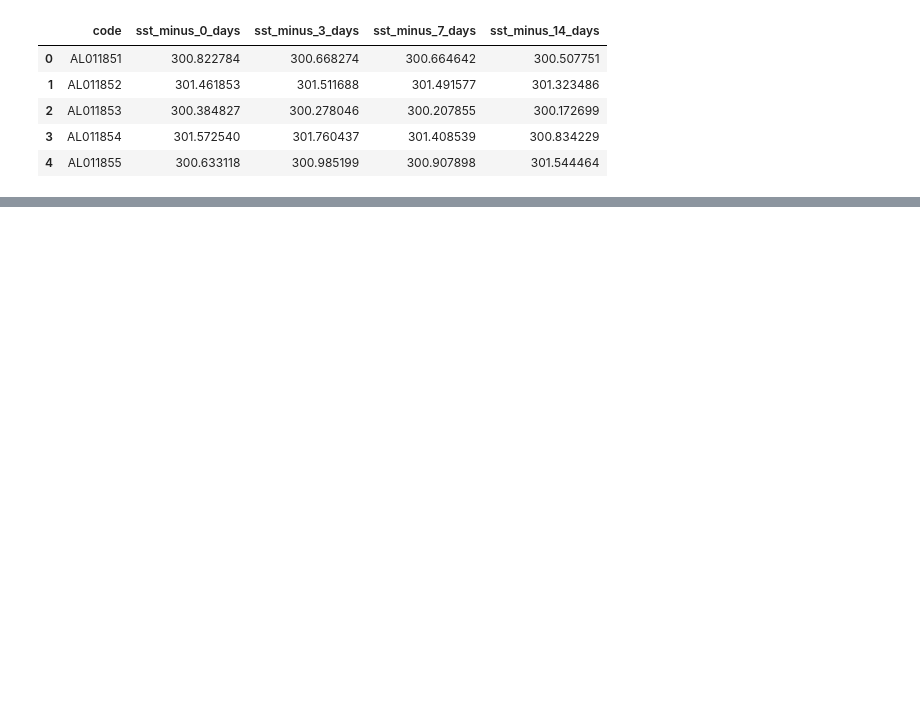
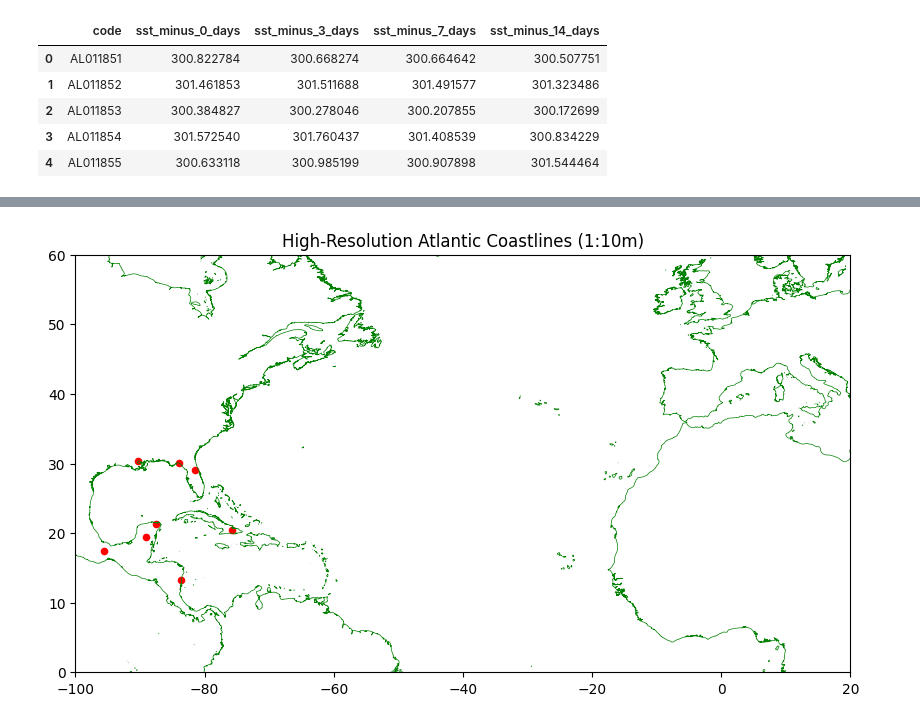
Before and after one commit to lukefg/eneres-131-final-project, a Jupyter notebook: notebooks/sst-retrieval.ipynb, the cells around one changed output, grey strips where cells are left out. Cells and saved outputs as stored; diff of their text form; code cells hidden in the pictures; blank space fills up the shorter version.

```diff
--- a/notebooks/sst-retrieval.ipynb
+++ b/notebooks/sst-retrieval.ipynb
@@ -50,3 +50,6 @@ results.head()
 | 2 | AL011853 | 300.384827 | 300.278046 | 300.207855 | 300.172699 |
 | 3 | AL011854 | 301.572540 | 301.760437 | 301.408539 | 300.834229 |
 | 4 | AL011855 | 300.633118 | 300.985199 | 300.907898 | 301.544464 |
+# %%
+missing = df_lookup[df_lookup.sst_minus_0_days.isna()]
+missing
@@ -54,0 +138,33 @@ results.to_csv("../data/processed/predictors/sst.csv", index=False)
+# %%
+url = "https://naciscdn.org/naturalearth/10m/physical/ne_10m_coastline.zip"
+coastlines = gpd.read_file(url)
+# %%
+gdf = gpd.GeoDataFrame(
+    missing,
+    geometry=gpd.points_from_xy(missing.formation_lon.apply(lambda x: x - 360 if x > 180 else x), missing.formation_lat),
+    crs="EPSG:4326"
+)
+
+fig, ax = plt.subplots(figsize=(10, 10))
+coastlines.plot(ax=ax, linewidth=0.5, color='green')
+
+gdf.plot(
+	ax=ax,
+	# column='record_identifier',
+	markersize=20,
+	marker='o',
+	color='r',
+	label='Observations'
+)
+
+# ax.set_xlim(-85, -80)
+# ax.set_ylim(20,27)
+
+
+ax.set_xlim(-100, 20)
+ax.set_ylim(0, 60)
+
+plt.title("High-Resolution Atlantic Coastlines (1:10m)")
+plt.show()
+# %% [output]
+[figure, added]
```
Also changed, not shown: parts of 7 cells of this notebook, 17 other files.
